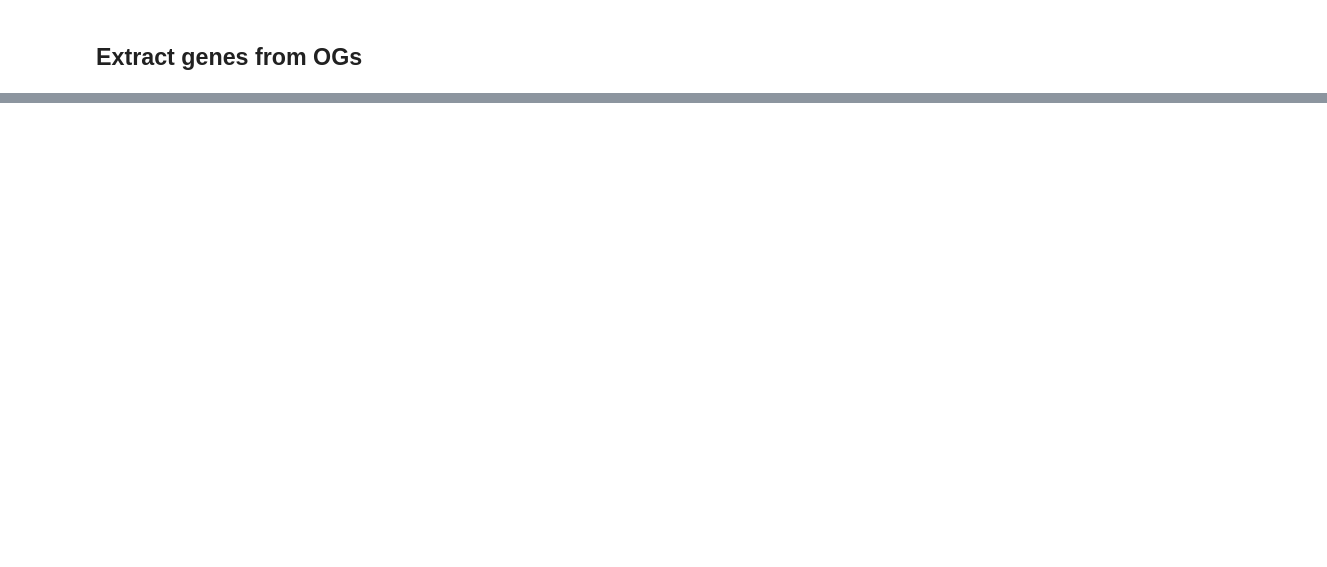
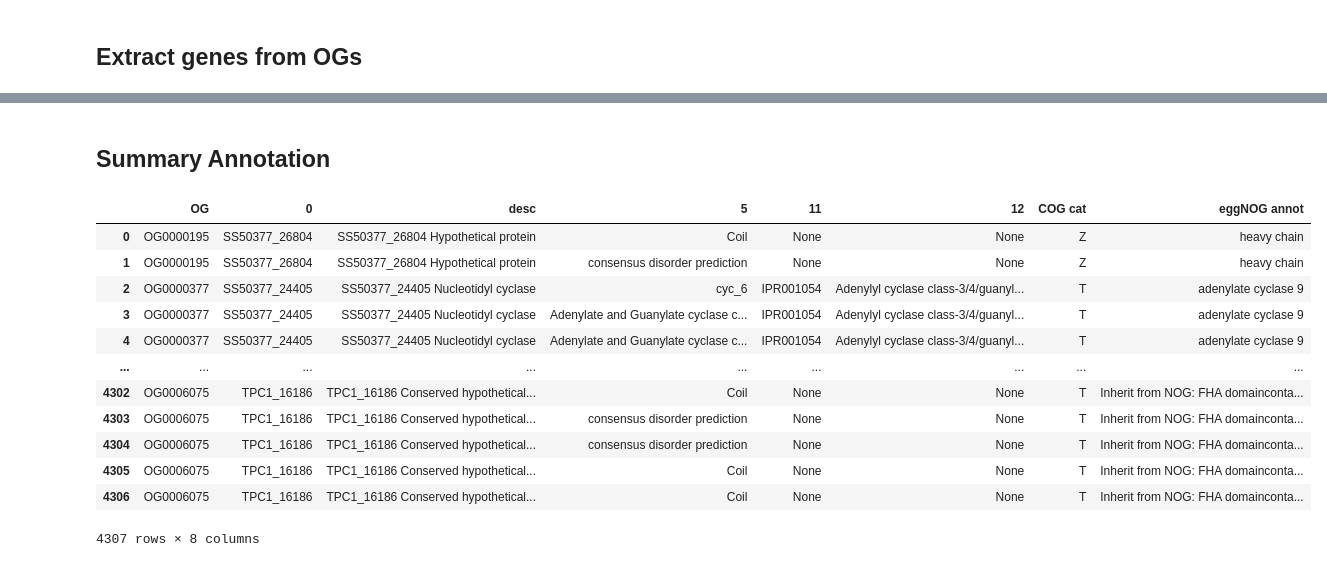
Before and after one commit to zeynepkurtw/H_inflata, a Jupyter notebook: jupyter/1_orthofinder/2_OG_diplomonads.ipynb, the cells around one changed output, grey strips where cells are left out. Drawn from its saved outputs; the diff is of its cells as text; code cells hidden in the pictures; blank space fills up the shorter version.

```diff
--- a/jupyter/1_orthofinder/2_OG_diplomonads.ipynb
+++ b/jupyter/1_orthofinder/2_OG_diplomonads.ipynb
@@ -150,0 +215,40 @@ df_og_stack_annot.to_csv("/Users/zeyku390/PycharmProjects/H.inflata/jupyter/1_or
+# %%
+import glob
+
+"OG diplo subset gene list with annotations"
+def OG_stack(OG_list):
+    df = pd.merge(OG_gene_list, OG_list["Orthogroup"], right_on="Orthogroup", left_on=0).drop(
+        columns="Orthogroup").rename(columns={0:"OG"}).set_index("OG")
+    df=df.stack().reset_index().drop(columns=["level_1"])
+    return df
+
+df_og_stack=OG_stack(og_diplo)
+
+
+path = '/Users/zeyku390/PycharmProjects/H.inflata/resource/4_eggnog/eggnog/*.annotations'
+list_files = glob.glob(path)
+
+#get species name from the filenames
+sp_dic = {}
+for element in list_files:
+    i = element.split(".")[1]
+    i = i.split("/")[-1]
+    sp_dic[i] = element
+
+dic_annot= {}
+for key, value in sp_dic.items():
+    dic_annot[key] = pd.read_csv(value, sep="\t",  header="infer", skiprows=3)
+
+
+def add_annot(df, df_annot):
+    df=pd.merge(df, df_annot,right_on="#query_name",left_on=0 )
+    return df
+
+df1=add_annot(OG_stack(og_diplo), dic_annot["HIN_NOG"])
+df2=add_annot(OG_stack(og_diplo), dic_annot["spiro_NOG"])
+df3=add_annot(OG_stack(og_diplo), dic_annot["muris_NOG"])
+df4=add_annot(OG_stack(og_diplo), dic_annot["wb_NOG"])
+df5=add_annot(OG_stack(og_diplo), dic_annot["trepo_NOG"])
+
+df_og_stack_egg=pd.concat([df1,df2,df3,df4,df5], axis=0)
+df_og_stack_egg
@@ -150,0 +269,20 @@ df_og_stack_annot.to_csv("/Users/zeyku390/PycharmProjects/H.inflata/jupyter/1_or
+# %% [markdown]
+## Summary Annotation
+# %%
+df_sum=pd.merge(df_og_stack_annot,df_og_stack_ipr, right_on=[0, "OG"], left_on=["id", "OG"])
+df_sum=pd.merge(df_sum,df_og_stack_egg, on=[0, "OG"])
+df_sum[["OG", 0, "desc", 5, 11,12, "COG cat", "eggNOG annot"]]
+# %% [output]
+|  | OG | 0 | desc | 5 | 11 | 12 | COG cat | eggNOG annot |
+| 0 | OG0000195 | SS50377_26804 | SS50377_26804 Hypothetical protein | Coil | None | None | Z | heavy chain |
+| 1 | OG0000195 | SS50377_26804 | SS50377_26804 Hypothetical protein | consensus disorder prediction | None | None | Z | heavy chain |
+| 2 | OG0000377 | SS50377_24405 | SS50377_24405 Nucleotidyl cyclase | cyc_6 | IPR001054 | Adenylyl cyclase class-3/4/guanyl... | T | adenylate cyclase 9 |
+| 3 | OG0000377 | SS50377_24405 | SS50377_24405 Nucleotidyl cyclase | Adenylate and Guanylate cyclase c... | IPR001054 | Adenylyl cyclase class-3/4/guanyl... | T | adenylate cyclase 9 |
+| 4 | OG0000377 | SS50377_24405 | SS50377_24405 Nucleotidyl cyclase | Adenylate and Guanylate cyclase c... | IPR001054 | Adenylyl cyclase class-3/4/guanyl... | T | adenylate cyclase 9 |
+| ... | ... | ... | ... | ... | ... | ... | ... | ... |
+| 4302 | OG0006075 | TPC1_16186 | TPC1_16186 Conserved hypothetical... | Coil | None | None | T | Inherit from NOG: FHA domainconta... |
+| 4303 | OG0006075 | TPC1_16186 | TPC1_16186 Conserved hypothetical... | consensus disorder prediction | None | None | T | Inherit from NOG: FHA domainconta... |
+| 4304 | OG0006075 | TPC1_16186 | TPC1_16186 Conserved hypothetical... | consensus disorder prediction | None | None | T | Inherit from NOG: FHA domainconta... |
+| 4305 | OG0006075 | TPC1_16186 | TPC1_16186 Conserved hypothetical... | Coil | None | None | T | Inherit from NOG: FHA domainconta... |
+| 4306 | OG0006075 | TPC1_16186 | TPC1_16186 Conserved hypothetical... | Coil | None | None | T | Inherit from NOG: FHA domainconta... |
+4307 rows × 8 columns
```
Also changed, not shown: parts of 10 cells of this notebook, 10 other files.
